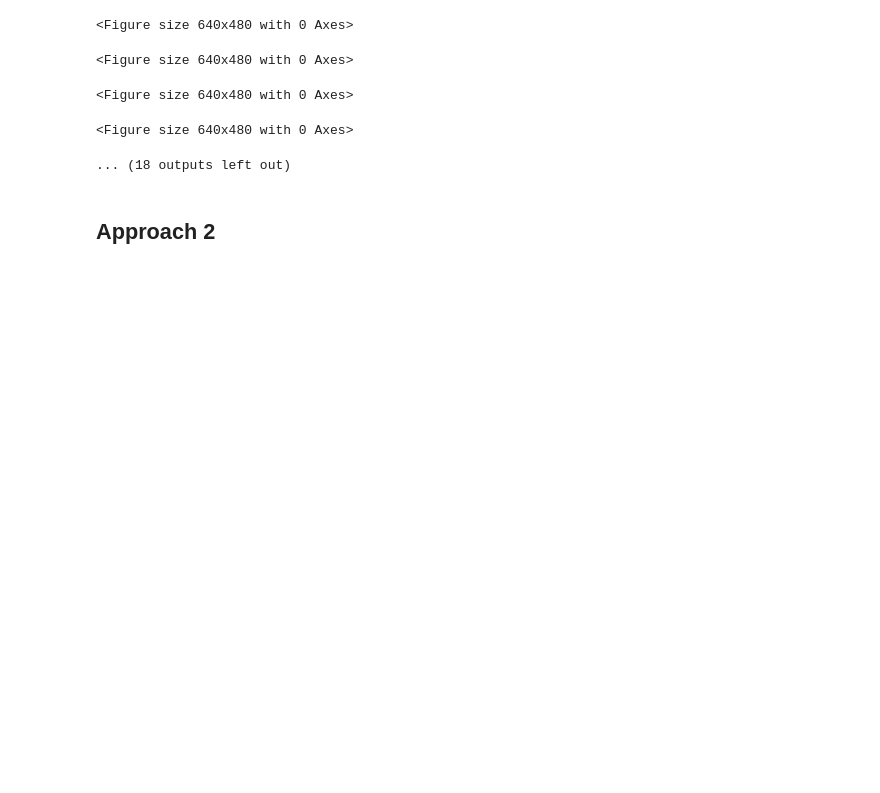
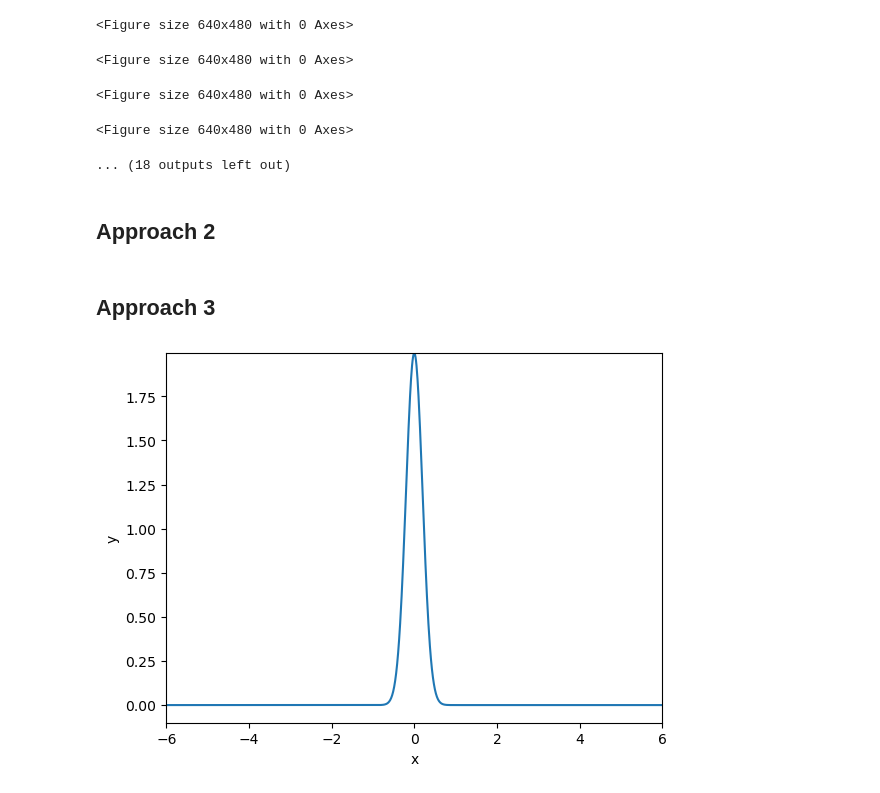
Before and after one commit to yasenstar/python, a Jupyter notebook: Sci_Prog/ch6/6.4_Making-Movie-of-Plot.ipynb, the cells around one changed output. Cells and saved outputs as stored; diff of their text form; code cells hidden in the pictures; blank space fills up the shorter version.

```diff
--- a/Sci_Prog/ch6/6.4_Making-Movie-of-Plot.ipynb
+++ b/Sci_Prog/ch6/6.4_Making-Movie-of-Plot.ipynb
@@ -81,3 +81,45 @@ for s in s_values:
     plt.draw()
     plt.savefig(f'tmp_{frame_counter:04d}.png')
     frame_counter += 1
+# %% [markdown]
+## Approach 3
+# %%
+import matplotlib.pyplot as plt
+import numpy as np
+from matplotlib.animation import FuncAnimation
+
+def f(x, m, s):
+    return (1.0/(np.sqrt(2*np.pi)))*(1/s)*np.exp(-0.5*((x-m)/s)**2)
+
+m = 0
+s_start = 2
+s_stop = 0.2
+s_values = np.linspace(s_start, s_stop, 30)
+
+x = np.linspace(m-3*s_start, m+3*s_start, 1000)
+max_f = f(m, m, s_stop)
+
+y = f(x, m, s_stop)
+
+lines = plt.plot(x, y)
+# print(lines)
+
+plt.axis([x[0], x[-1], -0.1, max_f])
+plt.xlabel('x')
+plt.ylabel('y')
+
+def next_frame(s):
+    y = f(x, m, s)
+    lines[0].set_ydata(y)
+    return lines
+
+ani = FuncAnimation(
+    plt.gcf(),
+    next_frame,
+    frames = s_values,
+    interval = 100
+)
+ani.save('movie3.mp4', fps = 20)
+plt.show()
+# %% [output]
+[figure, added]
```
Also changed, not shown: 3 other files.
